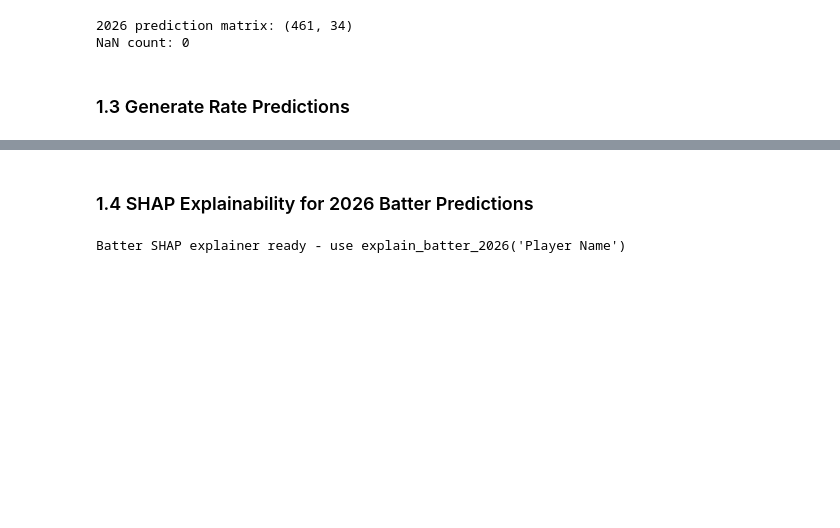
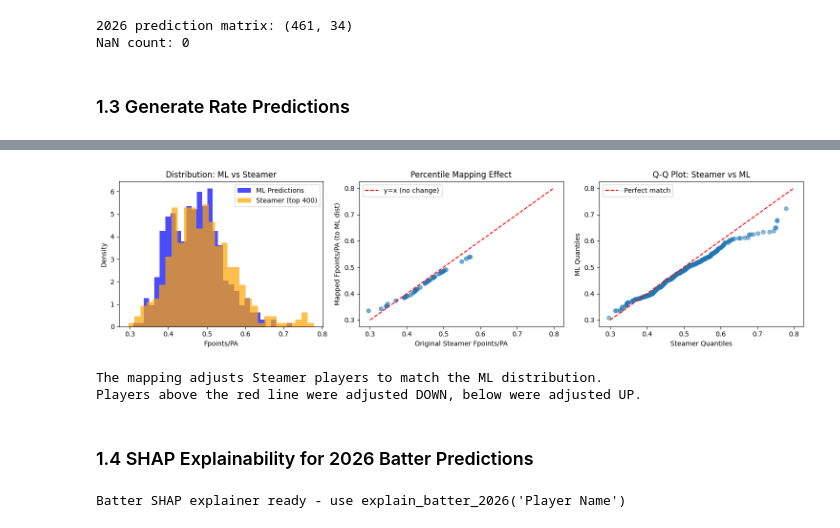
Before and after one commit to mcgillies/mlb-fantasy-2026, a Jupyter notebook: notebooks/05_2026_predictions.ipynb, the cells around one changed output, grey strips where cells are left out. Cells and saved outputs as stored; diff of their text form; code cells hidden in the pictures; blank space fills up the shorter version.

```diff
--- a/notebooks/05_2026_predictions.ipynb
+++ b/notebooks/05_2026_predictions.ipynb
@@ -221,3 +294,41 @@ Top 25 by predicted Fpoints/PA:
+# %%
+# === Visualization: Distribution Comparison ===
+fig, axes = plt.subplots(1, 3, figsize=(15, 4))
+
+# Plot 1: Histogram comparison
+axes[0].hist(ml_rates, bins=30, alpha=0.7, label='ML Predictions', color='blue', density=True)
+axes[0].hist(steamer_rates, bins=30, alpha=0.7, label='Steamer (top 400)', color='orange', density=True)
+axes[0].set_xlabel('Fpoints/PA')
+axes[0].set_ylabel('Density')
+axes[0].set_title('Distribution: ML vs Steamer')
+axes[0].legend()
+
+# Plot 2: Before vs After mapping for Steamer-only players
+if len(steamer_only) > 0:
+    axes[1].scatter(steamer_only['Steamer_Fpoints_PA'], steamer_only['Mapped_Fpoints_PA'], alpha=0.6)
+    axes[1].plot([0.3, 0.8], [0.3, 0.8], 'r--', label='y=x (no change)')
+    axes[1].set_xlabel('Original Steamer Fpoints/PA')
+    axes[1].set_ylabel('Mapped Fpoints/PA (to ML dist)')
+    axes[1].set_title('Percentile Mapping Effect')
+    axes[1].legend()
+
+# Plot 3: QQ plot
+axes[2].scatter(np.sort(steamer_rates), np.sort(ml_rates[:len(steamer_rates)]), alpha=0.5)
+axes[2].plot([0.3, 0.8], [0.3, 0.8], 'r--', label='Perfect match')
+axes[2].set_xlabel('Steamer Quantiles')
+axes[2].set_ylabel('ML Quantiles')
+axes[2].set_title('Q-Q Plot: Steamer vs ML')
+axes[2].legend()
+
+plt.tight_layout()
+plt.show()
+
+print("The mapping adjusts Steamer players to match the ML distribution.")
+print("Players above the red line were adjusted DOWN, below were adjusted UP.")
+# %% [output]
+[figure, added]
+The mapping adjusts Steamer players to match the ML distribution.
+Players above the red line were adjusted DOWN, below were adjusted UP.
 # %% [markdown]
 ### 1.4 SHAP Explainability for 2026 Batter Predictions
 # %%
```
Also changed, not shown: parts of 33 cells of this notebook.
